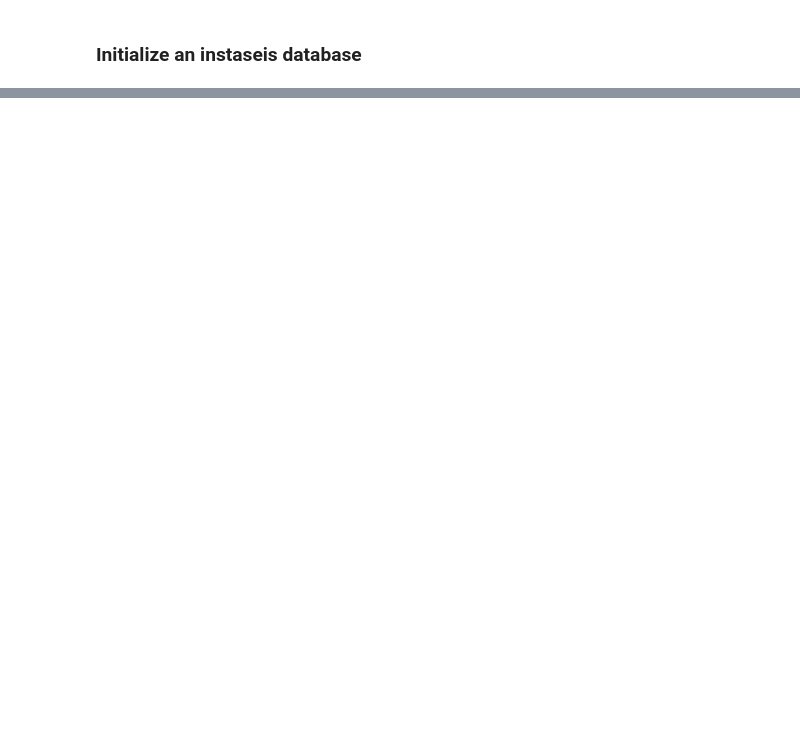
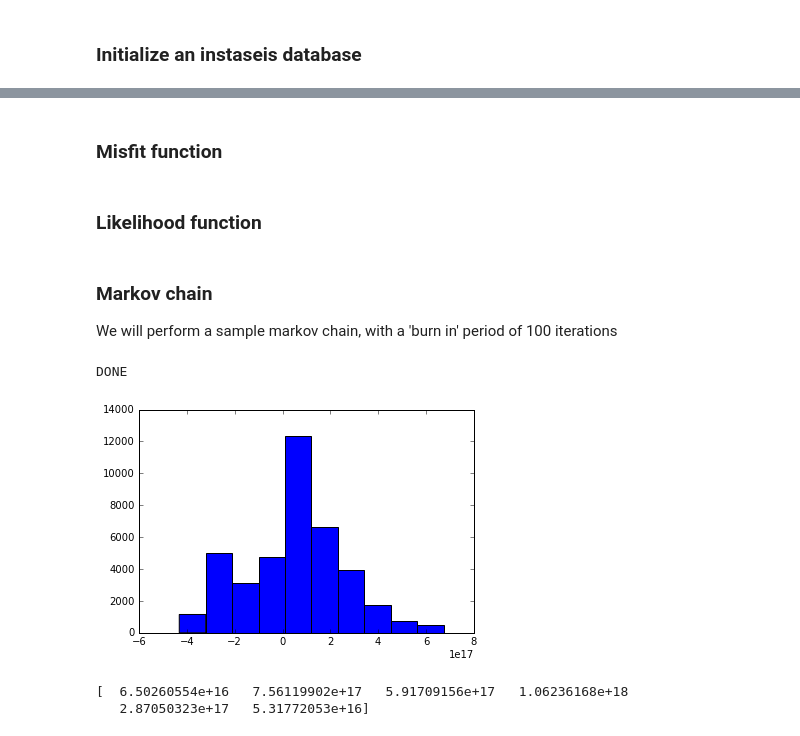
Before and after one commit to romaguir/mcmcmt, a Jupyter notebook: example_1.ipynb, the cells around one changed output, grey strips where cells are left out. Cells and saved outputs as stored; diff of their text form; code cells hidden in the pictures; blank space fills up the shorter version.

```diff
--- a/example_1.ipynb
+++ b/example_1.ipynb
@@ -12,0 +259,80 @@ InstaseisError: Failed to connect to remote Instaseis server due to: HTTPConnect
+# %% [markdown]
+### Misfit function
+# %%
+def chi2(st_true,st_model):
+    data_vector = np.hstack((st_true[0].data,st_true[1].data,st_true[2].data))
+    predicted_data_vector = np.hstack((st_model[0].data,st_model[1].data,st_model[2].data))
+    l2_misfit = np.linalg.norm((data_vector - predicted_data_vector)**2)
+    #print 'L2 MISFIT',l2_misfit
+    return l2_misfit
+# %% [markdown]
+### Likelihood function
+# %%
+def likelihood(st_true,st_model):
+    return -chi2(st_true,st_model)
+# %% [markdown]
+### Markov chain
+
+We will perform a sample markov chain, with a 'burn in' period of 100 iterations
+# %%
+chain = []
+burn_in = 10000
+iter_max = 50000
+
+#initialize a 'random' guess for the moment tensor. For a first test, the location parameters will be correct
+lon_test = lon_true
+lat_test = lat_true
+depth_test = depth_true
+model_current = [np.random.rand()*1E17,
+                 np.random.rand()*1E17,
+                 np.random.rand()*1E17,
+                 np.random.rand()*1E17,
+                 np.random.rand()*1E17,
+                 np.random.rand()*1E17]#,
+                 #lon_test,
+                 #lat_test,
+                 #depth_test]
+st_current = forward_model(model_current,receiver)
+likelihood_current = likelihood(st_true,st_current)
+
+for i in range(0,iter_max):
+    #model_proposed = [model + 0.1*(np.random.rand()-0.5) for model in model_current]
+    model_proposed = [model + 1.0e16*(np.random.rand()-0.5) for model in model_current]
+    st_proposed = forward_model(model_proposed, receiver)
+    likelihood_proposed = likelihood(st_true,st_proposed)
+    ratio = np.exp(likelihood_proposed - likelihood_current)
+    r = np.random.rand()
+    #print 'i {}:'.format(i),ratio,r
+    if ratio > r:
+        model_current = model_proposed
+        likelihood_current = likelihood_proposed
+    if i > burn_in:
+        chain.append(model_current)
+
+print 'DONE'
+# %% [output]
+DONE
+# %%
+m_1_chain = []
+m_2_chain = []
+m_3_chain = []
+m_4_chain = []
+m_5_chain = []
+m_6_chain = []
+for i in range(0,len(chain)):
+    m_1_chain.append(chain[i][0])
+    m_2_chain.append(chain[i][1])
+    m_3_chain.append(chain[i][2])
+    m_4_chain.append(chain[i][3])
+    m_5_chain.append(chain[i][4])
+    m_6_chain.append(chain[i][5])
+plt.hist(m_6_chain)
+plt.show()
+# %% [output]
+[figure, added]
+# %%
+model_avg = np.average(chain,axis=0)
+print model_avg
+# %% [output]
+[  6.50260554e+16   7.56119902e+17   5.91709156e+17   1.06236168e+18
+   2.87050323e+17   5.31772053e+16]
```
Also changed, not shown: parts of 14 cells of this notebook.
